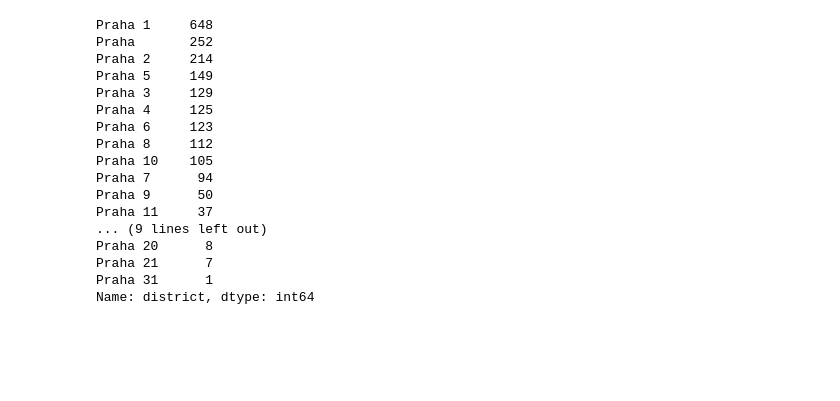
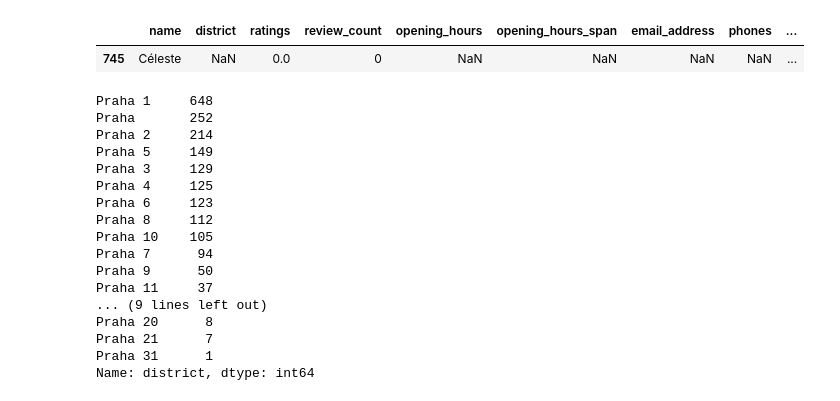
Before and after one commit to Matyas-Mattanelli/Webscraper-Zlate-Stranky, a Jupyter notebook: data_inspection_zlatestranky.ipynb, the cells around one changed output. Drawn from its saved outputs; the diff is of its cells as text; code cells hidden in the pictures; blank space fills up the shorter version.

```diff
--- a/data_inspection_zlatestranky.ipynb
+++ b/data_inspection_zlatestranky.ipynb
@@ -15,3 +55,8 @@ df.head()
 | 2 | SRI LANKAN CURRY HOUSE | Praha 3 | 100.0 | 1 | {'Po': '11 - 22', 'Út': '11 - 22'... | {'Po': 11.0, 'Út': 11.0, 'St': 11... | srilankancurryhouse@gmail.com | {'hlavní telefon': '+420 603 118 ... | ... |
 | 3 | Restaurace HOOTERS Vodičkova | Praha 2 | 0.0 | 0 | {'Po': '11 - 23', 'Út': '11 - 23'... | {'Po': 12.0, 'Út': 12.0, 'St': 12... | vodickova@hooters.cz | {'Rezervace': '+420 602 799 222'} | ... |
 | 4 | 1. MEXICKÁ RESTAURACE | Praha 1 | 89.0 | 2 | {'Po': '11:30 - 23:59', 'Út': '11... | {'Po': 12.48, 'Út': 12.48, 'St': ... | NaN | {'hlavní telefon': '+420 257 317 ... | ... |
+# %%
+df[pd.isna(df.coordinates)] #Only one single restaurant does not have coordinates
+# %% [output]
+|  | name | district | ratings | review_count | opening_hours | opening_hours_span | email_address | phones | ... |
+| 745 | Céleste | NaN | 0.0 | 0 | NaN | NaN | NaN | NaN | ... |
```
Also changed, not shown: parts of 17 cells of this notebook.
